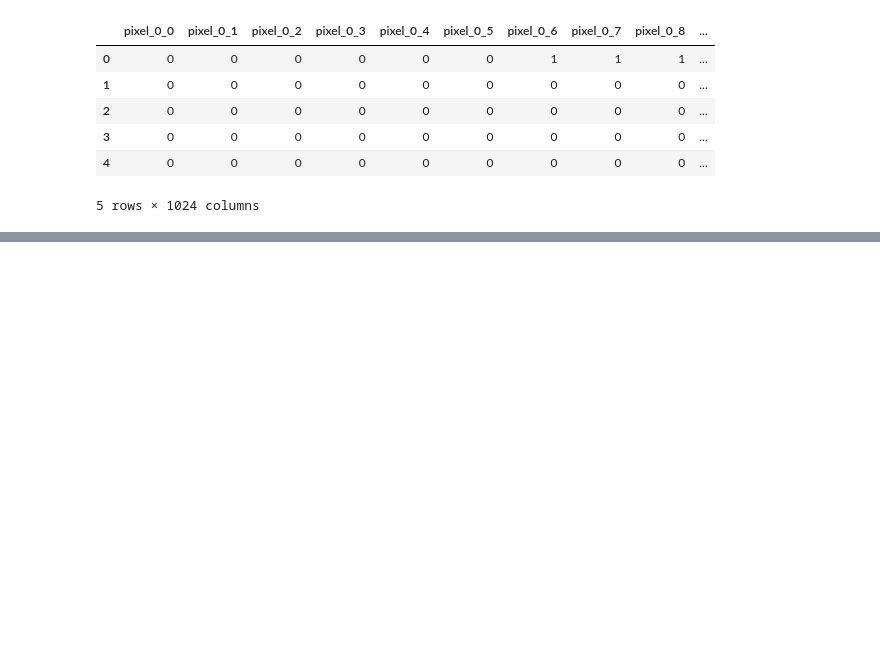
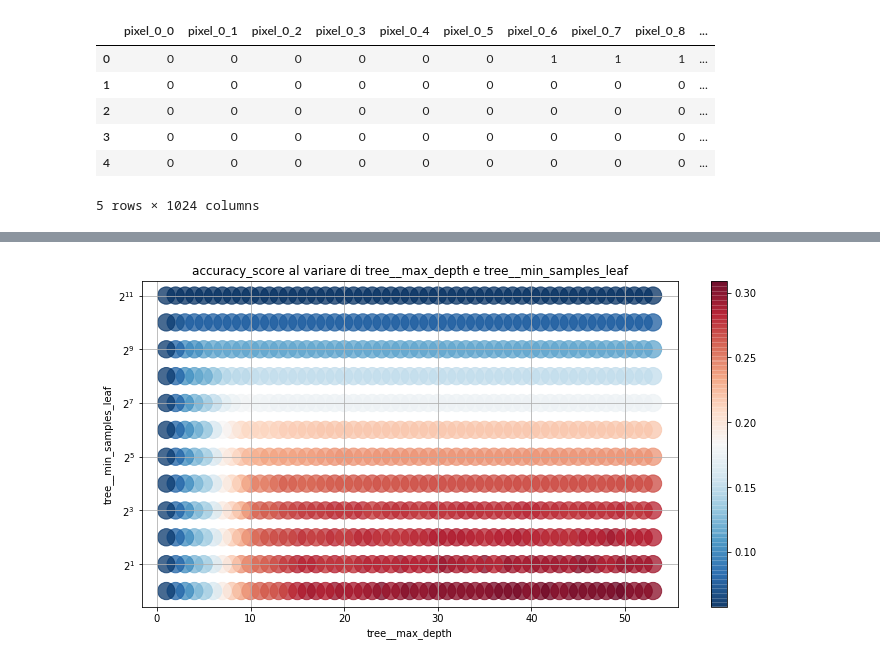
Before and after one commit to DedZago/msbd, a Jupyter notebook: prova.ipynb, the cells around one changed output, grey strips where cells are left out. Cells and saved outputs as stored; diff of their text form; code cells hidden in the pictures; blank space fills up the shorter version.

Commit message:
iperparametri

```diff
--- a/prova.ipynb
+++ b/prova.ipynb
@@ -64,0 +155,9 @@ display(graphviz.Source(dot_data))
+# %%
+plt.figure(figsize=(12, 6))
+
+grafico_metrica_iperparametri(risultati, "tree__max_depth", "tree__min_samples_leaf", "accuracy_score")
+plt.yscale("log", basey=2)
+
+plt.show()
+# %% [output]
+[figure, added]
```
Also changed, not shown: parts of 9 cells of this notebook, 2 other files.
